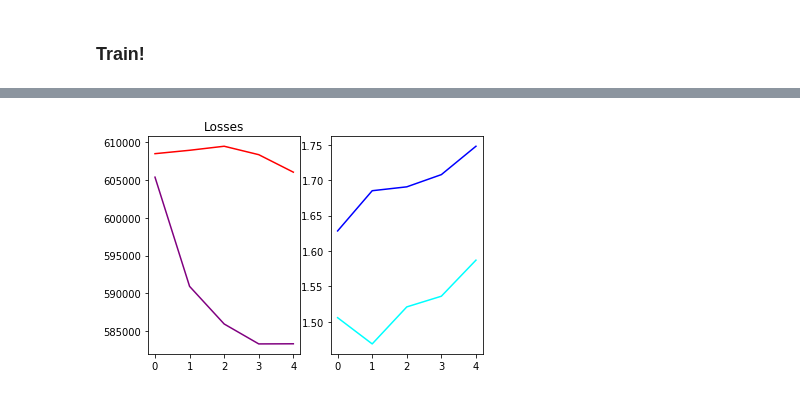
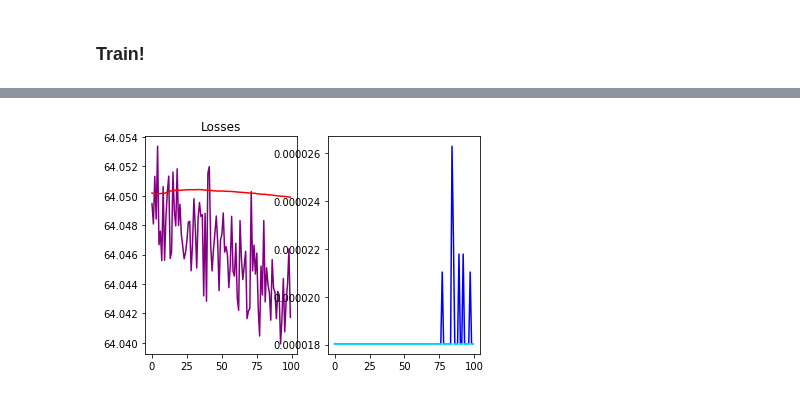
Before and after one commit to ghosalya/dotCuda, a Jupyter notebook: notebook/Training Notebook.ipynb, the cells around one changed output, grey strips where cells are left out. Drawn from its saved outputs; the diff is of its cells as text; code cells hidden in the pictures.

```diff
--- a/notebook/Training Notebook.ipynb
+++ b/notebook/Training Notebook.ipynb
@@ -65,3 +63,3 @@ def print_tele(*msgs):
 # %%
-trained_model, statistics = trainer.train(train_dataset, val_dataset, collate_fn=collate, e_break=10)
+trained_model, statistics = trainer.train(train_dataset, val_dataset, save_every=50, collate_fn=collate, e_break=1, epoch=100)
 # %% [output]
@@ -135,17 +233,17 @@ KeyboardInterrupt:
 # %%
-import pickle
+# import pickle
 
-with open('stats.st', 'rb') as statfile:
-    statistic = pickle.load(statfile)
+# with open('stats.st', 'rb') as statfile:
+#     statistic = pickle.load(statfile)
 
-#print(statistic)
+# #print(statistic)
 
-#trainer.plot_over_epoch()
-from trainer import VQATrainer
+# #trainer.plot_over_epoch()
+# from trainer import VQATrainer
 
-trainer = VQATrainer(None, None)
-trainer.statistics = statistic
+# trainer = VQATrainer(None, None)
+# trainer.statistics = statistic
 
 trainer.plot_over_epoch()
 # %% [output]
-[figure, old version]
+[figure, new version]
```
Also changed, not shown: parts of 5 cells of this notebook, 3 other files.
